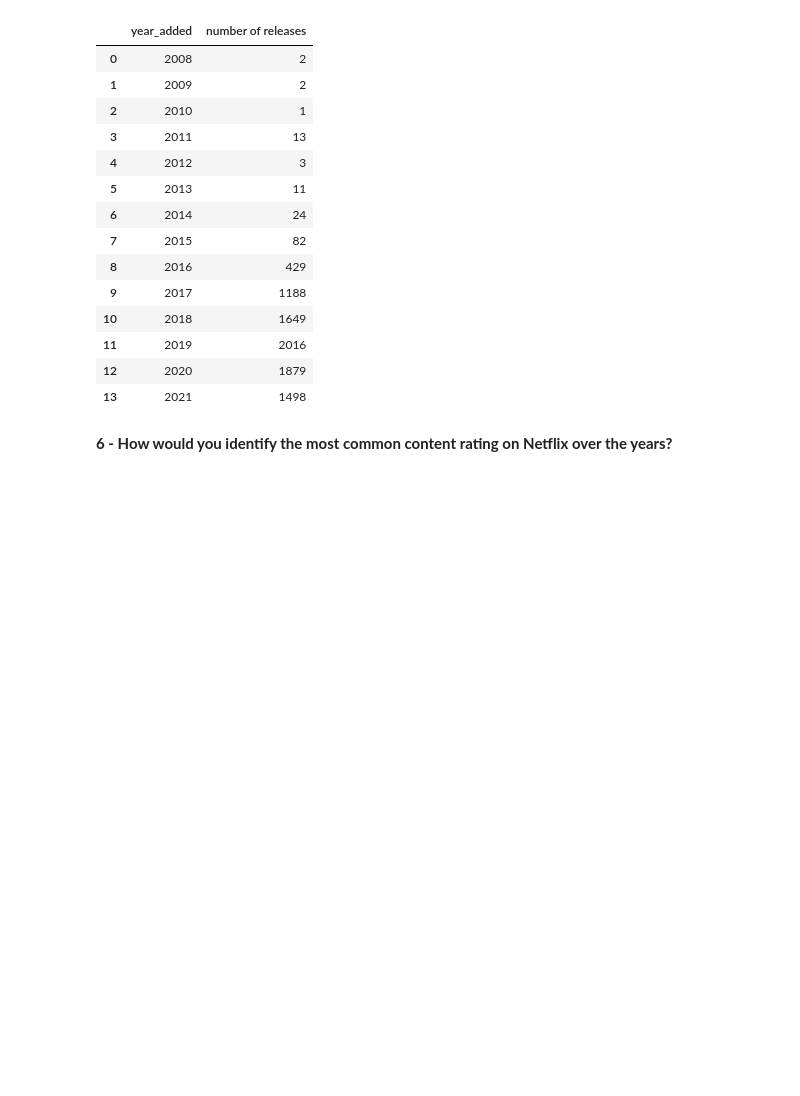
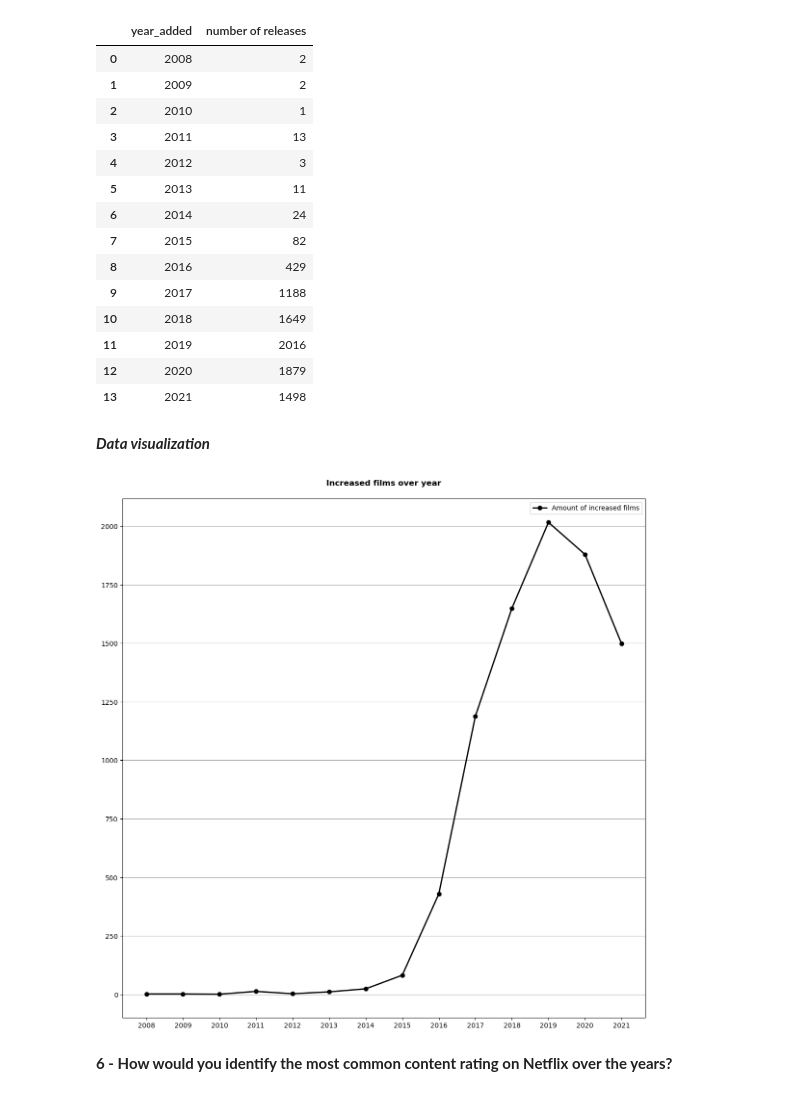
Before and after one commit to devWeb-JP18/bi-data-ai-portfolio, a Jupyter notebook: projects_data_analysis_and_BI/netflix/app.ipynb, the cells around one changed output. Saved outputs shown, nothing was run; the diff lists cells and outputs as text; code cells hidden in the pictures; blank space fills up the shorter version.

```diff
--- a/projects_data_analysis_and_BI/netflix/app.ipynb
+++ b/projects_data_analysis_and_BI/netflix/app.ipynb
@@ -338,6 +360,45 @@ grouped_year
 | 11 | 2019 | 2016 |
 | 12 | 2020 | 1879 |
 | 13 | 2021 | 1498 |
+# %% [markdown]
+***Data visualization***
+# %%
+#1 - Create the figure, set size and color
+#2 - Extract "X" and "Y" variables
+#3 - Define the subplot space
+#4 - Define the chart type
+#5 - Plot adjustments
+
+plt.figure(figsize=(14,14) , facecolor='white')
+
+x = grouped_year['year_added']
+y = grouped_year['number of releases']
+
+plt.subplot(1,1,1)
+plt.plot(
+    x,y,
+    linestyle='-',
+    lw=2,
+    color='black',
+    label='Amount of increased films',
+    marker='o'
+    )
+plt.legend()
+plt.grid(True, axis='y')
+
+plt.title(
+    "Increased films over year",
+    pad=20,
+    color='black',
+    weight='bold',
+    fontsize=12
+    )
+
+plt.xticks(x)
+
+plt.show()
+# %% [output]
+[figure, added]
 # %% [markdown]
 **6 - How would you identify the most common content rating on Netflix over the years?**
 # %%
```
Also changed, not shown: parts of 9 cells of this notebook, 3 other files.
